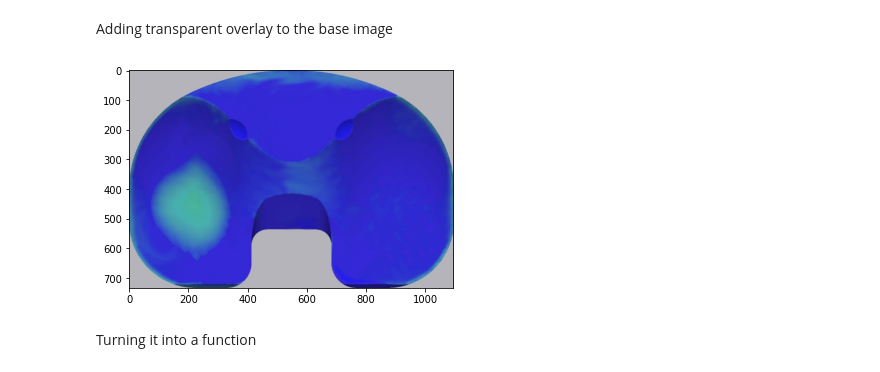
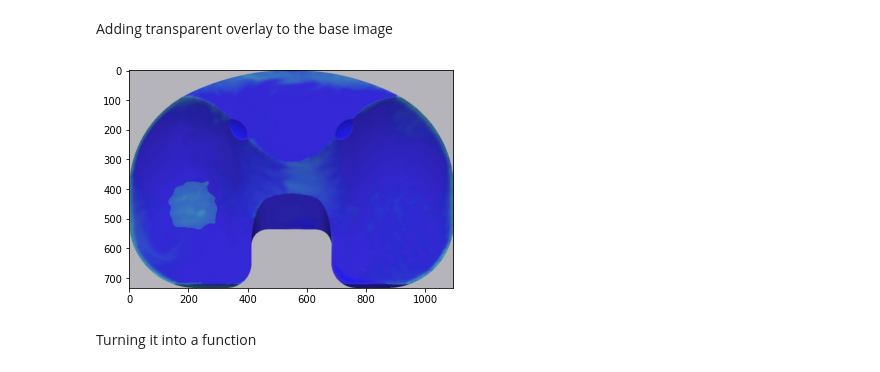
Before and after one commit to LukaErnestini/MatejKolena, a Jupyter notebook: GeneriranjeSlik/generateImagesSample.ipynb, the cells around one changed output. Saved outputs shown, nothing was run; the diff lists cells and outputs as text; code cells hidden in the pictures.

Commit message:
Added another function for adding transparent image

```diff
--- a/GeneriranjeSlik/generateImagesSample.ipynb
+++ b/GeneriranjeSlik/generateImagesSample.ipynb
@@ -11,24 +11,65 @@ plt.show()
 [figure]
 # %% [markdown]
 Adding transparent overlay to the base image
-# %%
-
-overlay = cv2.imread('./obrabe_assets/minimalShift/L/18.png', cv2.IMREAD_UNCHANGED)
-
-zdruzeno = base[:, :, :3] * (1 - overlay[:, :, 3:] / 255) + overlay[:, :, :3] * (overlay[:, :, 3:] / 255)
-
-# https://linuxtut.com/en/923aefb052f217f2f3c5/
-# png_image [:,:, 3:] is the alpha channel retrieval. The range of the alpha channel is 0-255,
-# so divide by 255 to get a ratio of 0-1. You can get the final image by multiplying the image
-# to be drawn by the calculated ratio, multiplying the background by the "remaining" of the ratio,
-# and adding them together.
-
-# cv2.imwrite('./slike_generirane/zdruzeno.png', zdruzeno)
-zdruzeno = zdruzeno.astype(np.uint8) # Because component values became float
-plt.imshow(cv2.cvtColor(zdruzeno, cv2.COLOR_BGR2RGB))
-plt.show()
-# %% [output]
-[figure, removed]
+# %%
+def add_transparent_image(background, foreground, opacity=1, x_offset=None, y_offset=None):
+    bg_h, bg_w, bg_channels = background.shape
+    fg_h, fg_w, fg_channels = foreground.shape
+
+    assert bg_channels == 3, f'background image should have exactly 3 channels (RGB). found:{bg_channels}'
+    assert fg_channels == 4, f'foreground image should have exactly 4 channels (RGBA). found:{fg_channels}'
+
+    # center by default
+    if x_offset is None: x_offset = (bg_w - fg_w) // 2
+    if y_offset is None: y_offset = (bg_h - fg_h) // 2
+
+    w = min(fg_w, bg_w, fg_w + x_offset, bg_w - x_offset)
+    h = min(fg_h, bg_h, fg_h + y_offset, bg_h - y_offset)
+
+    if w < 1 or h < 1: return
+
+    # clip foreground and background images to the overlapping regions
+    bg_x = max(0, x_offset)
+    bg_y = max(0, y_offset)
+    fg_x = max(0, x_offset * -1)
+    fg_y = max(0, y_offset * -1)
+    foreground = foreground[fg_y:fg_y + h, fg_x:fg_x + w]
+    background_subsection = background[bg_y:bg_y + h, bg_x:bg_x + w]
+
+    # separate alpha and color channels from the foreground image
+    foreground_colors = foreground[:, :, :3]
+    alpha_channel = foreground[:, :, 3] / 255  # 0-255 => 0.0-1.0
+    alpha_channel = np.multiply(alpha_channel, opacity) # Transparency
+
+
+    # construct an alpha_mask that matches the image shape
+    alpha_mask = np.dstack((alpha_channel, alpha_channel, alpha_channel))
+
+    # combine the background with the overlay image weighted by alpha
+    composite = background_subsection * (1 - alpha_mask) + foreground_colors * alpha_mask
+
+    # overwrite the section of the background image that has been updated
+    background[bg_y:bg_y + h, bg_x:bg_x + w] = composite
+
+
+overlay = cv2.imread('./obrabe_assets/minimalShift/L/1.png', cv2.IMREAD_UNCHANGED)
+
+# zdruzeno = base[:, :, :3] * (1 - overlay[:, :, 3:] / 255) + overlay[:, :, :3] * (overlay[:, :, 3:] / 255)
+zdruzeno = base[:, :, :3]
+add_transparent_image(zdruzeno, overlay, 1, 100, 100)
+
+# https://linuxtut.com/en/923aefb052f217f2f3c5/
+# png_image [:,:, 3:] is the alpha channel retrieval. The range of the alpha channel is 0-255,
+# so divide by 255 to get a ratio of 0-1. You can get the final image by multiplying the image
+# to be drawn by the calculated ratio, multiplying the background by the "remaining" of the ratio,
+# and adding them together.
+
+cv2.imwrite('./slike_generirane/zdruzeno.png', zdruzeno)
+zdruzeno = zdruzeno.astype(np.uint8) # Because component values became float
+plt.imshow(cv2.cvtColor(zdruzeno, cv2.COLOR_BGR2RGB))
+plt.show()
+# %% [output]
+[figure, added]
 # %% [markdown]
 Turning it into a function
 # %%
```
Also changed, not shown: parts of 1 cell of this notebook, 4 other files.
